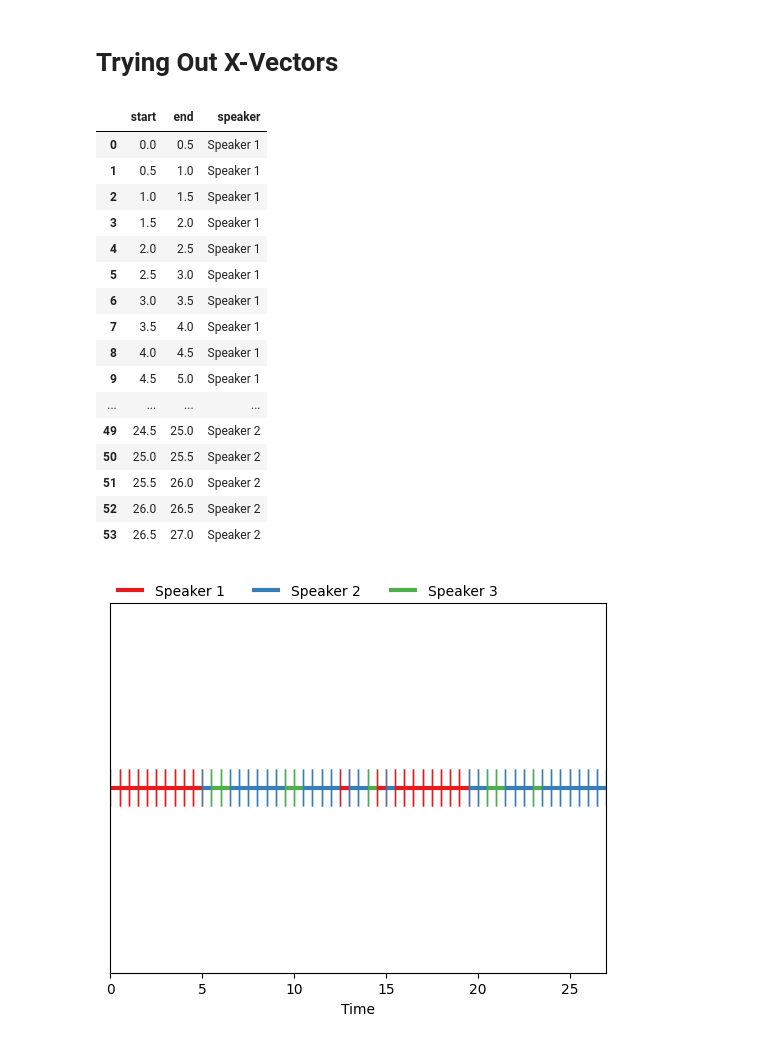
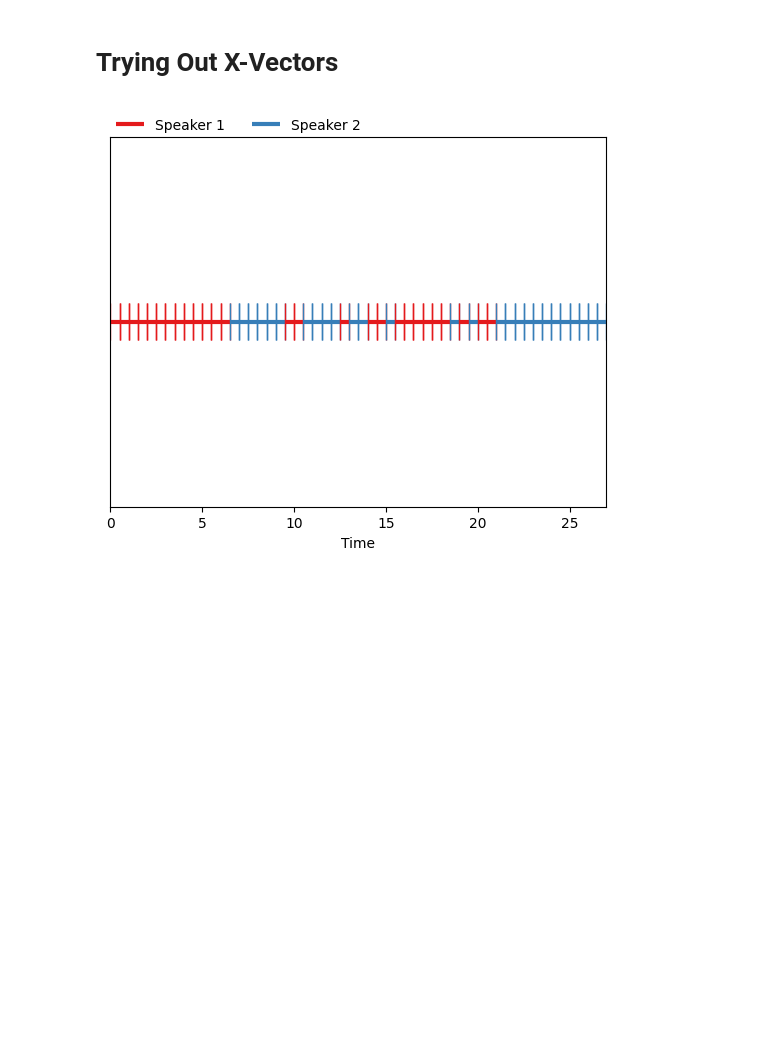
Before and after one commit to jottemka/ds-capstone-speakequal, a Jupyter notebook: jk_speak_equal.ipynb, the cells around one changed output. Saved outputs shown, nothing was run; the diff lists cells and outputs as text; code cells hidden in the pictures; blank space fills up the shorter version.

Commit message:
Annotations with noise.

```diff
--- a/jk_speak_equal.ipynb
+++ b/jk_speak_equal.ipynb
@@ -88,6 +93,9 @@ import matplotlib.pyplot as plt
 from speechbrain.pretrained import SpeakerRecognition
 from sklearn.cluster import AgglomerativeClustering, KMeans, MiniBatchKMeans, Birch, DBSCAN
 from pyannote.core import Segment, Annotation, notebook
+from pyannote.metrics.diarization import DiarizationErrorRate
+
+
 
 # Load pre-trained x-vector model
 xvector_model = SpeakerRecognition.from_hparams(
@@ -113,55 +121,37 @@ step_samples = int(step * 16000)
 
 # Extract x-vectors for each segment
 xvectors = []
 segments = []
 for start in range(0, signal.shape[1] - segment_length_samples, step_samples):
     segment = signal[:, start:start + segment_length_samples]
     xvector = xvector_model.encode_batch(segment)
     xvectors.append(xvector.squeeze().detach().numpy())
     segments.append(Segment(start / 16000, (start + segment_length_samples) / 16000))
 
 xvectors = np.array(xvectors)
 
 # Perform agglomerative clustering
-num_speakers = 3  # Change this number based on expected number of speakers
-labels = AgglomerativeClustering(n_clusters=num_speakers).fit_predict(xvectors)
+num_speakers = 2  # Change this number based on expected number of speakers
+labels = KMeans(n_clusters=num_speakers).fit_predict(xvectors)
 
 # Create a pyannote annotation for visualization and output
 annotation = Annotation()
 for i, label in enumerate(labels):
     annotation[segments[i]] = f"Speaker {label + 1}"
 
 # Display the diarization result
 notebook.plot_annotation(annotation, time=True, legend=True)
 
 #Convert to Pandas DataFrame for easier handling
 df = pd.DataFrame({
     "start": [segment.start for segment in segments],
     "end": [segment.end for segment in segments],
     "speaker": [f"Speaker {label + 1}" for label in labels]
 })
 
-benchmark = pd.read_csv("data/test_labels.csv", header=None)
-df
+benchmark = pd.read_csv("data/test_labels_noise.csv", header=None)
 # %% [output]
-|  | start | end | speaker |
-| 0 | 0.0 | 0.5 | Speaker 1 |
-| 1 | 0.5 | 1.0 | Speaker 1 |
-| 2 | 1.0 | 1.5 | Speaker 1 |
-| 3 | 1.5 | 2.0 | Speaker 1 |
-| 4 | 2.0 | 2.5 | Speaker 1 |
-| 5 | 2.5 | 3.0 | Speaker 1 |
-| 6 | 3.0 | 3.5 | Speaker 1 |
-| 7 | 3.5 | 4.0 | Speaker 1 |
-| 8 | 4.0 | 4.5 | Speaker 1 |
-| 9 | 4.5 | 5.0 | Speaker 1 |
-| ... | ... | ... | ... |
-| 49 | 24.5 | 25.0 | Speaker 2 |
-| 50 | 25.0 | 25.5 | Speaker 2 |
-| 51 | 25.5 | 26.0 | Speaker 2 |
-| 52 | 26.0 | 26.5 | Speaker 2 |
-| 53 | 26.5 | 27.0 | Speaker 2 |
-[figure, old version]
+[figure, new version]
 # %%
 import librosa
 import matplotlib.pyplot as plt
```
Also changed, not shown: parts of 2 cells of this notebook, 3 other files.
